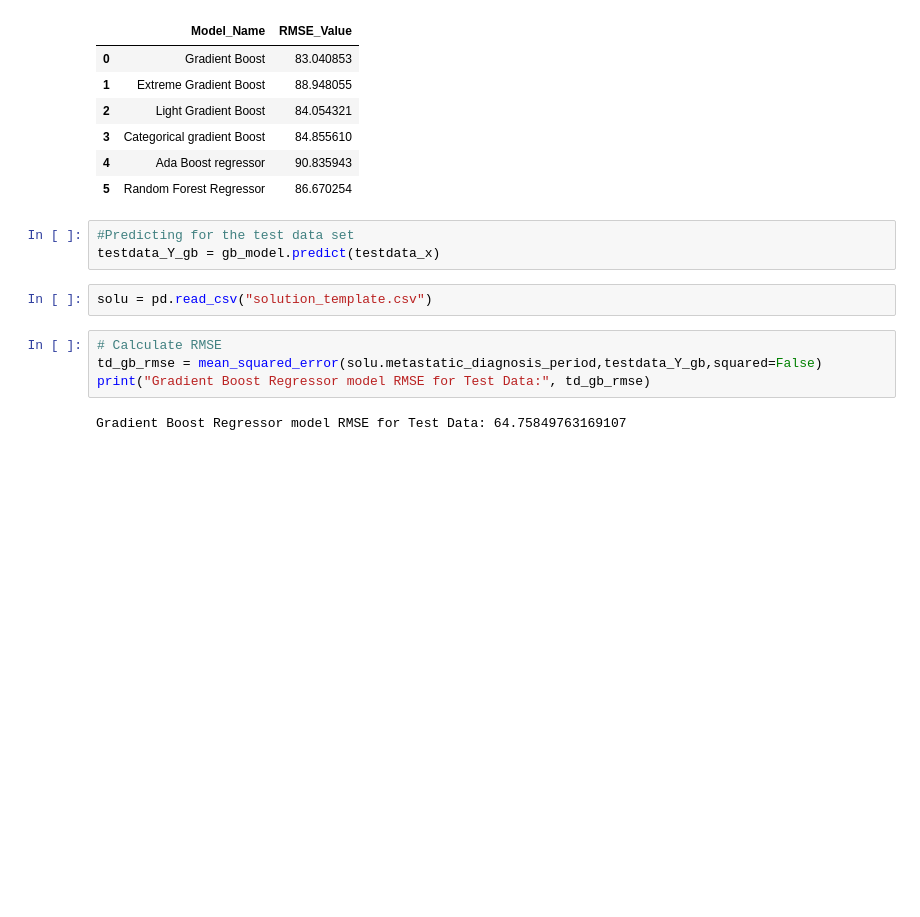
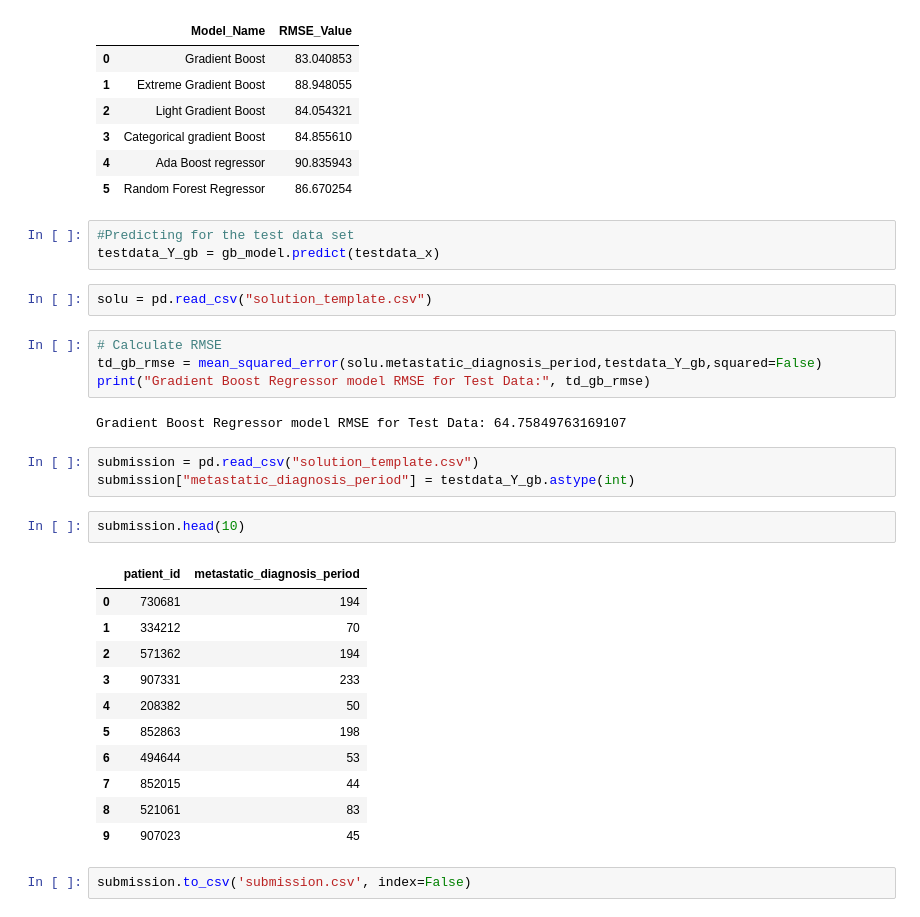
Before and after one commit to Chaitanya-surisetty/DataComp, a Jupyter notebook: TestFile.ipynb, the cells around one changed output. Drawn from its saved outputs; the diff is of its cells as text; blank space fills up the shorter version.

```diff
--- a/TestFile.ipynb
+++ b/TestFile.ipynb
@@ -786,3 +786,22 @@ td_gb_rmse = mean_squared_error(solu.metastatic_diagnosis_period,testdata_Y_gb,s
 print("Gradient Boost Regressor model RMSE for Test Data:", td_gb_rmse)
 # %% [output]
 Gradient Boost Regressor model RMSE for Test Data: 64.75849763169107
+# %%
+submission = pd.read_csv("solution_template.csv")
+submission["metastatic_diagnosis_period"] = testdata_Y_gb.astype(int)
+# %%
+submission.head(10)
+# %% [output]
+|  | patient_id | metastatic_diagnosis_period |
+| 0 | 730681 | 194 |
+| 1 | 334212 | 70 |
+| 2 | 571362 | 194 |
+| 3 | 907331 | 233 |
+| 4 | 208382 | 50 |
+| 5 | 852863 | 198 |
+| 6 | 494644 | 53 |
+| 7 | 852015 | 44 |
+| 8 | 521061 | 83 |
+| 9 | 907023 | 45 |
+# %%
+submission.to_csv('submission.csv', index=False)
```
